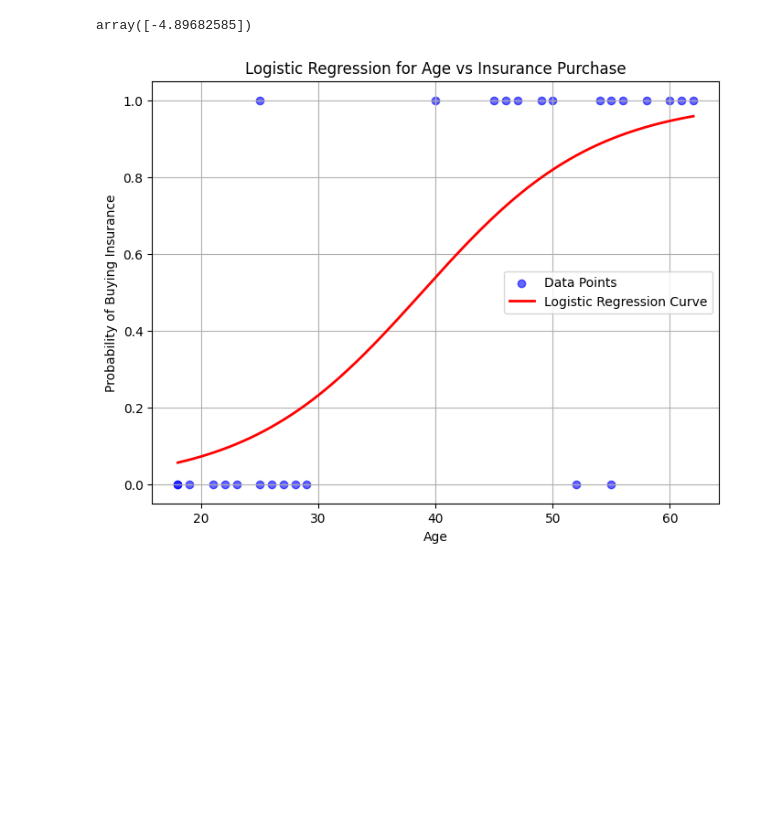
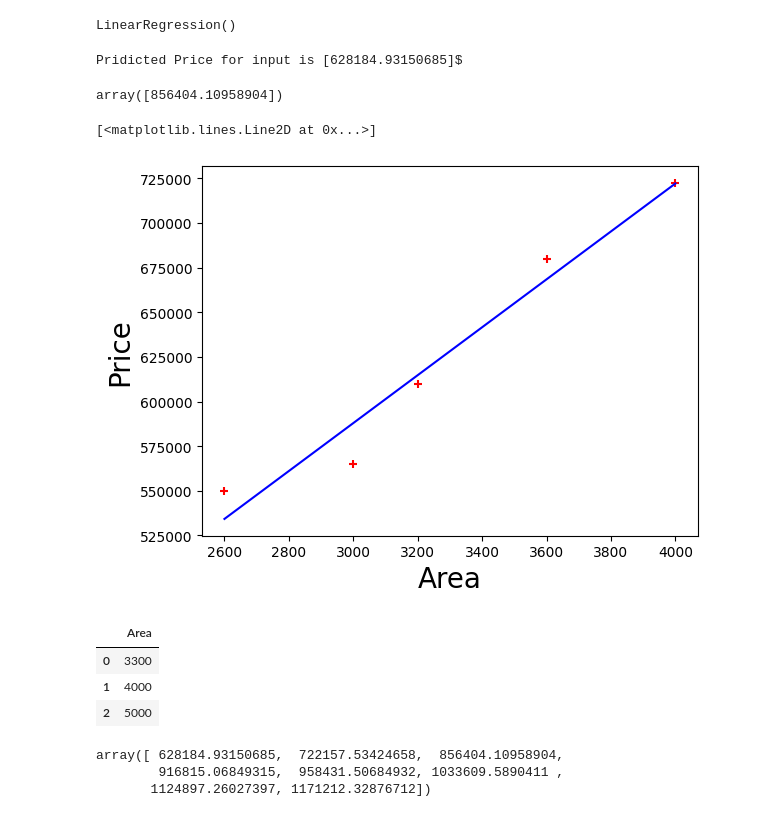
Before and after one commit to MuhammadNihalImran/ML-projects, a Jupyter notebook: Linear-Regression/LinearRegression.ipynb, the cells around one changed output. Saved outputs shown, nothing was run; the diff lists cells and outputs as text; code cells hidden in the pictures; blank space fills up the shorter version.

```diff
--- a/Linear-Regression/LinearRegression.ipynb
+++ b/Linear-Regression/LinearRegression.ipynb
@@ -61,28 +26,43 @@ array([[0.12718492]])
-# %%
-model.intercept_
-# %% [output]
-array([-4.89682585])
-# %%
-model = LogisticRegression()
-
-X = df[['age']].values  # Ensure X is 2D
-y = df['bought_insurance'].values  # Ensure y is 1D
-
-model.fit(X, y)
-
-# Generate ages for plotting the curve
-age_range = np.linspace(df['age'].min(), df['age'].max(), 300).reshape(-1, 1)
-predicted_probs = model.predict_proba(age_range)[:, 1]
-
-# Plot the data points and logistic regression curve
-plt.figure(figsize=(8, 6))
-plt.scatter(df['age'], df['bought_insurance'], color='blue', label='Data Points', alpha=0.6)
-plt.plot(age_range, predicted_probs, color='red', linewidth=2, label='Logistic Regression Curve')
-plt.xlabel('Age')
-plt.ylabel('Probability of Buying Insurance')
-plt.title('Logistic Regression for Age vs Insurance Purchase')
-plt.legend()
-plt.grid(True)
-plt.show()
-# %% [output]
-[figure, removed]
+# %%
+
+reg = LinearRegression()
+reg.fit(df[['Area']], df.Price)
+# %% [output]
+LinearRegression()
+# %%
+
+prec_price = reg.predict([[3300]])
+print(f"Pridicted Price for input is {prec_price}$")
+# %% [output]
+Pridicted Price for input is [628184.93150685]$
+# %%
+
+reg.predict([[5000]])
+# %% [output]
+array([856404.10958904])
+# %%
+
+%matplotlib inline
+plt.xlabel('Area',fontsize = 20)
+plt.ylabel('Price', fontsize = 20)
+plt.scatter(df.Area, df.Price, color='red', marker='+')
+plt.plot(df.Area, reg.predict(df[['Area']]), color='blue')
+# %% [output]
+[<matplotlib.lines.Line2D at 0x...>]
+[figure, added]
+# %%
+d = pd.read_csv('Area.csv')
+d.head(3)
+# %% [output]
+|  | Area |
+| 0 | 3300 |
+| 1 | 4000 |
+| 2 | 5000 |
+# %%
+
+price = reg.predict(d)
+price
+# %% [output]
+array([ 628184.93150685,  722157.53424658,  856404.10958904,
+        916815.06849315,  958431.50684932, 1033609.5890411 ,
+       1124897.26027397, 1171212.32876712])
```
Also changed, not shown: parts of 16 cells of this notebook.
